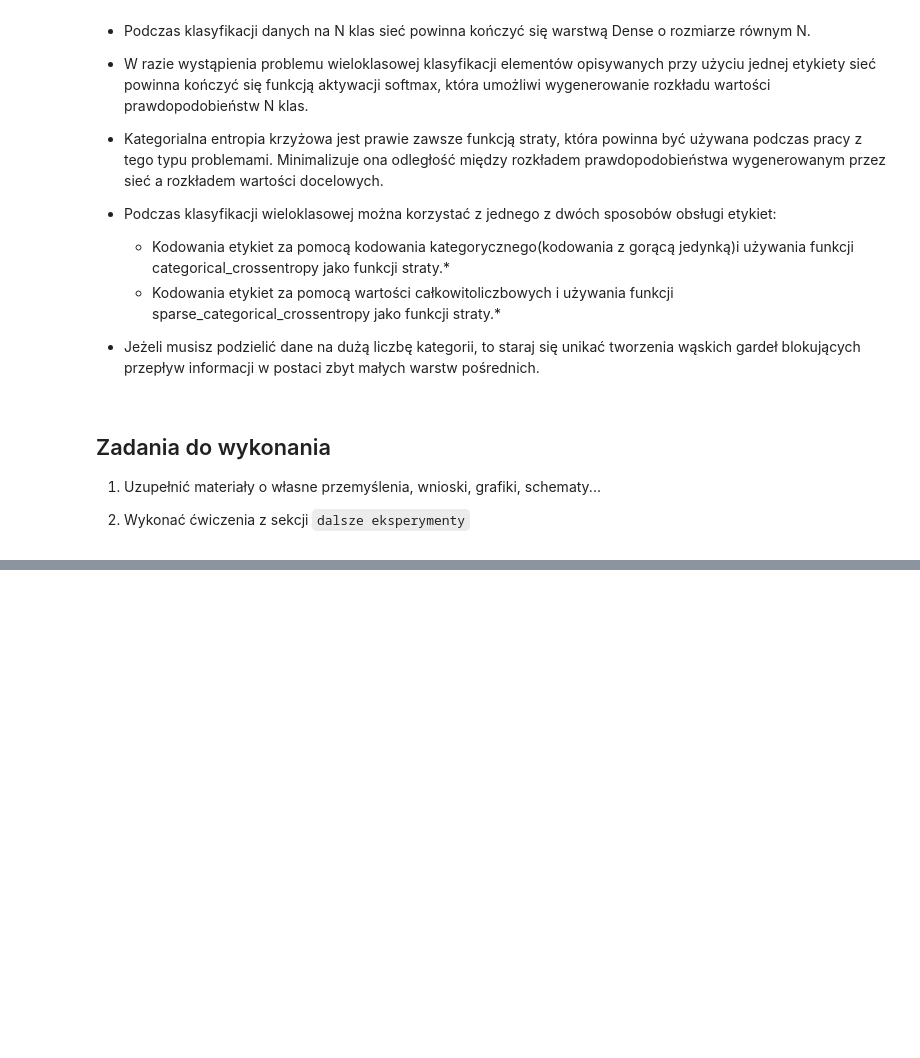
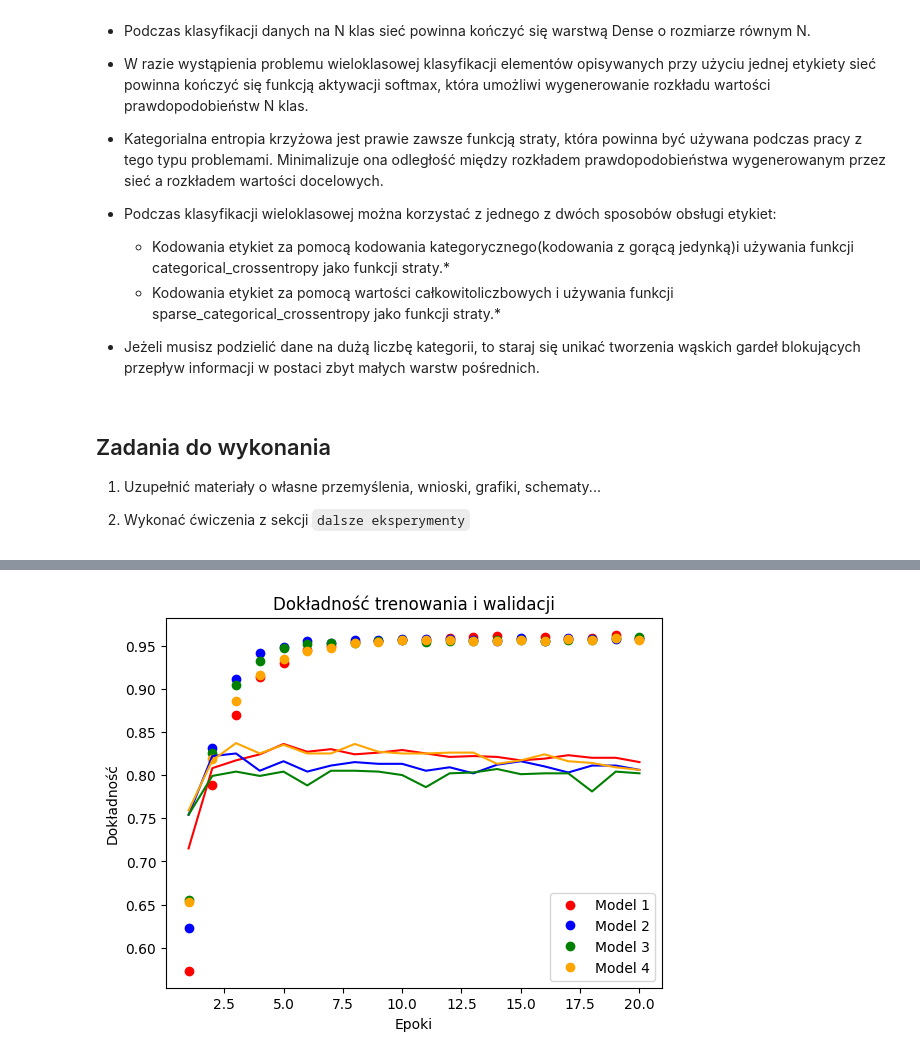
Before and after one commit to Qbsoon/uni-si, a Jupyter notebook: R2S3/sieci_neuronowe/klasyfikacja_wieloklasowa/Sieci neuronowe - Klasyfikacja wieloklasowa.ipynb, the cells around one changed output, grey strips where cells are left out. Cells and saved outputs as stored; diff of their text form; code cells hidden in the pictures; blank space fills up the shorter version.

```diff
--- a/R2S3/sieci_neuronowe/klasyfikacja_wieloklasowa/Sieci neuronowe - Klasyfikacja wieloklasowa.ipynb
+++ b/R2S3/sieci_neuronowe/klasyfikacja_wieloklasowa/Sieci neuronowe - Klasyfikacja wieloklasowa.ipynb
@@ -423,0 +557,29 @@ Oto wnioski, które należy wynieść z tego przykładu:
+# %%
+accuracy1 = history1.history['accuracy']
+accuracy2 = history2.history['accuracy']
+accuracy3 = history3.history['accuracy']
+accuracy4 = history4.history['accuracy']
+val_accuracy1 = history1.history['val_accuracy']
+val_accuracy2 = history2.history['val_accuracy']
+val_accuracy3 = history3.history['val_accuracy']
+val_accuracy4 = history4.history['val_accuracy']
+
+epochs = range(1, len(loss) + 1)
+
+plt.plot(epochs, accuracy1, 'bo', label='Model 1', color='red')
+plt.plot(epochs, accuracy2, 'bo', label='Model 2', color='blue')
+plt.plot(epochs, accuracy3, 'bo', label='Model 3', color='green')
+plt.plot(epochs, accuracy4, 'bo', label='Model 4', color='orange')
+plt.plot(epochs, val_accuracy1, 'b', label='', color='red')
+plt.plot(epochs, val_accuracy2, 'b', label='', color='blue')
+plt.plot(epochs, val_accuracy3, 'b', label='', color='green')
+plt.plot(epochs, val_accuracy4, 'b', label='', color='orange')
+plt.legend()
+plt.title('Dokładność trenowania i walidacji')
+plt.xlabel('Epoki')
+plt.ylabel('Dokładność')
+plt.legend()
+clear_output()
+plt.show()
+# %% [output]
+[figure, added]
```
Also changed, not shown: parts of 26 cells of this notebook.
